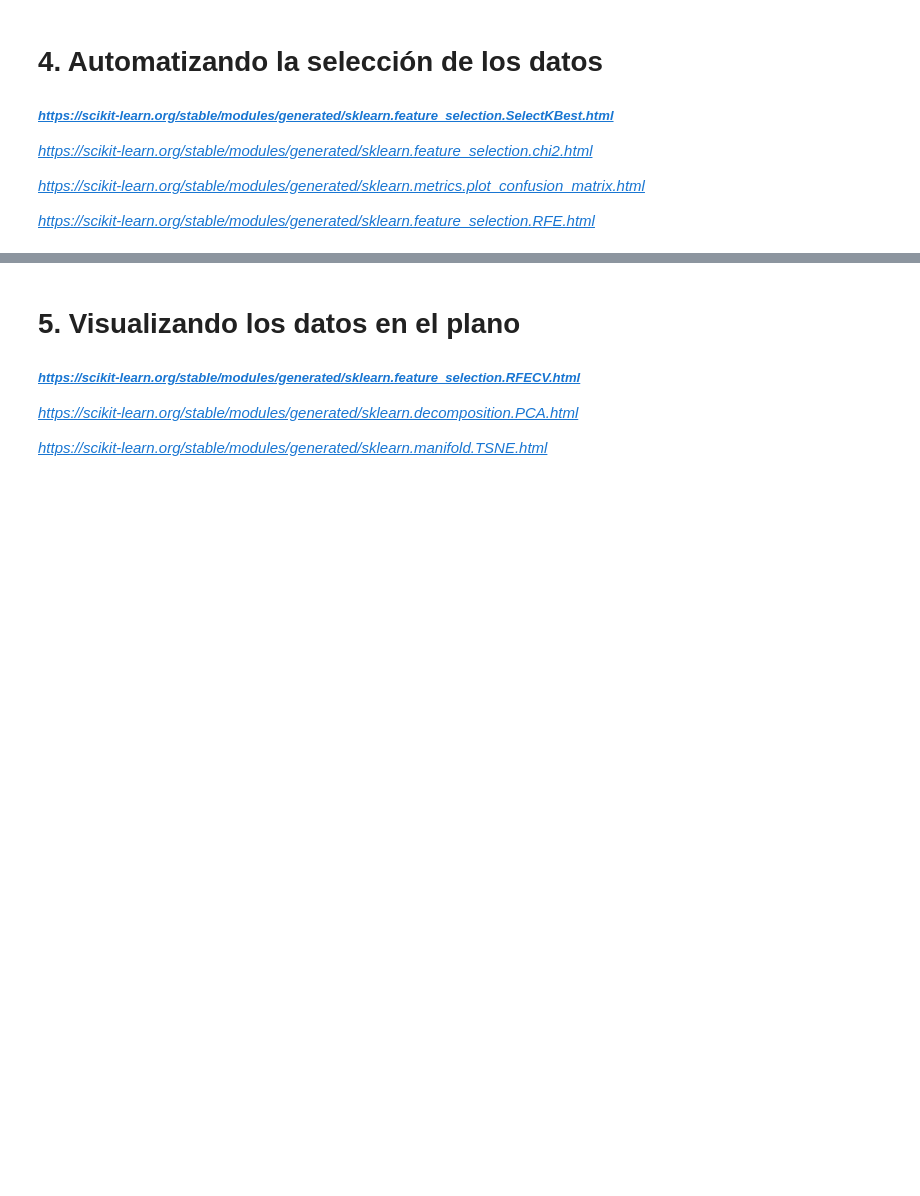
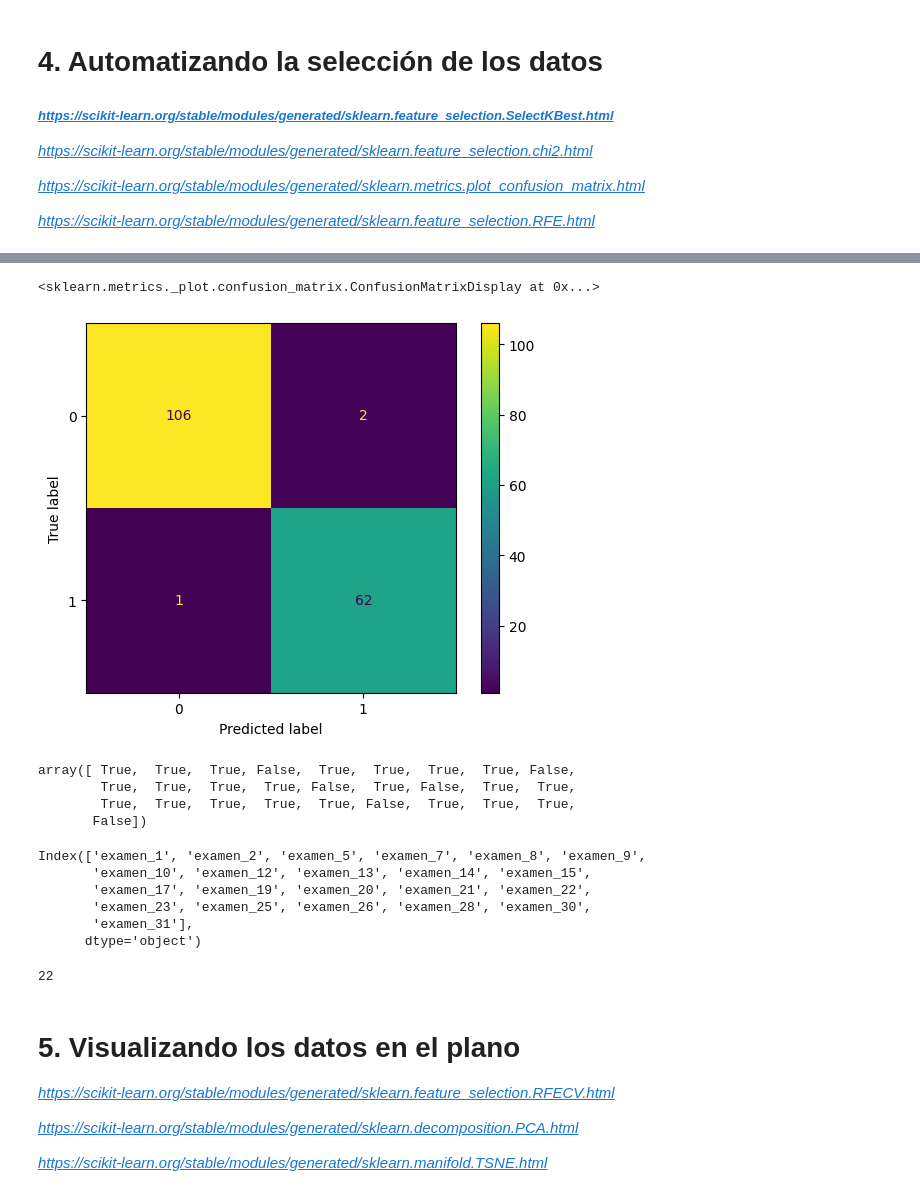
Before and after one commit to RicardoDuranS/Deteccion_tumores, a Jupyter notebook: dimensionality_reduction.ipynb, the cells around one changed output, grey strips where cells are left out. Cells and saved outputs as stored; diff of their text form; code cells hidden in the pictures; blank space fills up the shorter version.

```diff
--- a/dimensionality_reduction.ipynb
+++ b/dimensionality_reduction.ipynb
@@ -333,7 +432,32 @@ print(f'La exactitud utilizando selectkbest es: {round(logistic.score(kbest_test
+# %%
+ConfusionMatrixDisplay.from_estimator(logistic, rfecv_test, y_test, values_format = 'd')
+# %% [output]
+<sklearn.metrics._plot.confusion_matrix.ConfusionMatrixDisplay at 0x...>
+[figure, added]
+# %%
+rfecv.support_
+# %% [output]
+array([ True,  True,  True, False,  True,  True,  True,  True, False,
+        True,  True,  True,  True, False,  True, False,  True,  True,
+        True,  True,  True,  True,  True, False,  True,  True,  True,
+       False])
+# %%
+X3.columns[rfecv.support_]
+# %% [output]
+Index(['examen_1', 'examen_2', 'examen_5', 'examen_7', 'examen_8', 'examen_9',
+       'examen_10', 'examen_12', 'examen_13', 'examen_14', 'examen_15',
+       'examen_17', 'examen_19', 'examen_20', 'examen_21', 'examen_22',
+       'examen_23', 'examen_25', 'examen_26', 'examen_28', 'examen_30',
+       'examen_31'],
+      dtype='object')
+# %%
+len(X3.columns[rfecv.support_])
+# %% [output]
+22
 # %% [markdown]
 # 5. Visualizando los datos en el plano
 
-##### *https://scikit-learn.org/stable/modules/generated/sklearn.feature_selection.RFECV.html*
+*https://scikit-learn.org/stable/modules/generated/sklearn.feature_selection.RFECV.html*
 
 *https://scikit-learn.org/stable/modules/generated/sklearn.decomposition.PCA.html*
 
```
Also changed, not shown: parts of 28 cells of this notebook.
